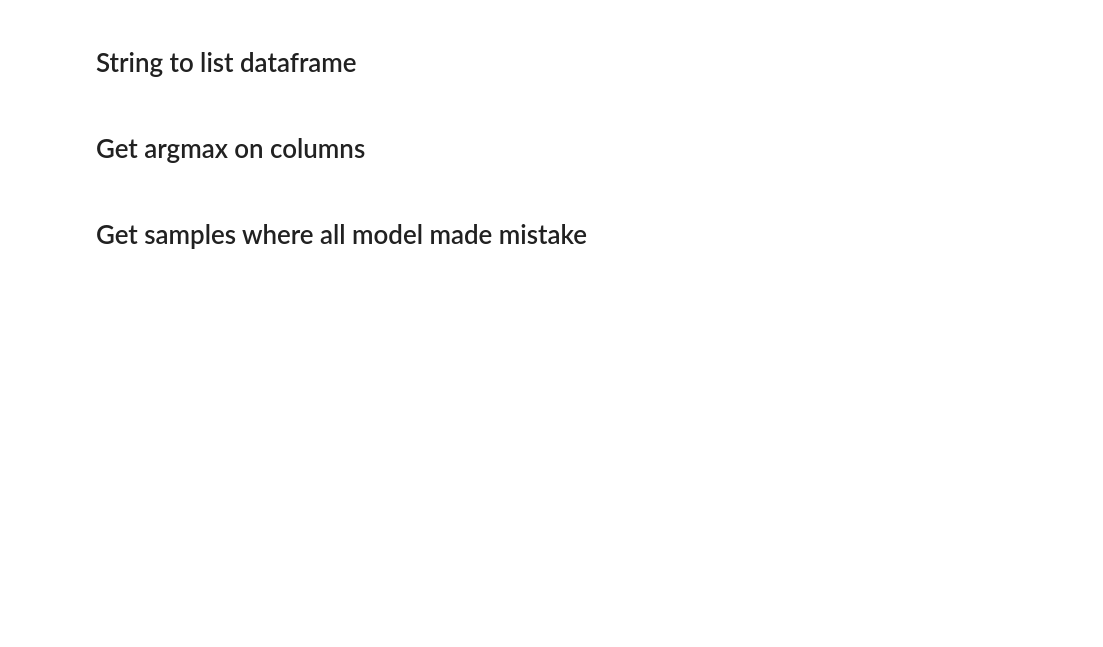
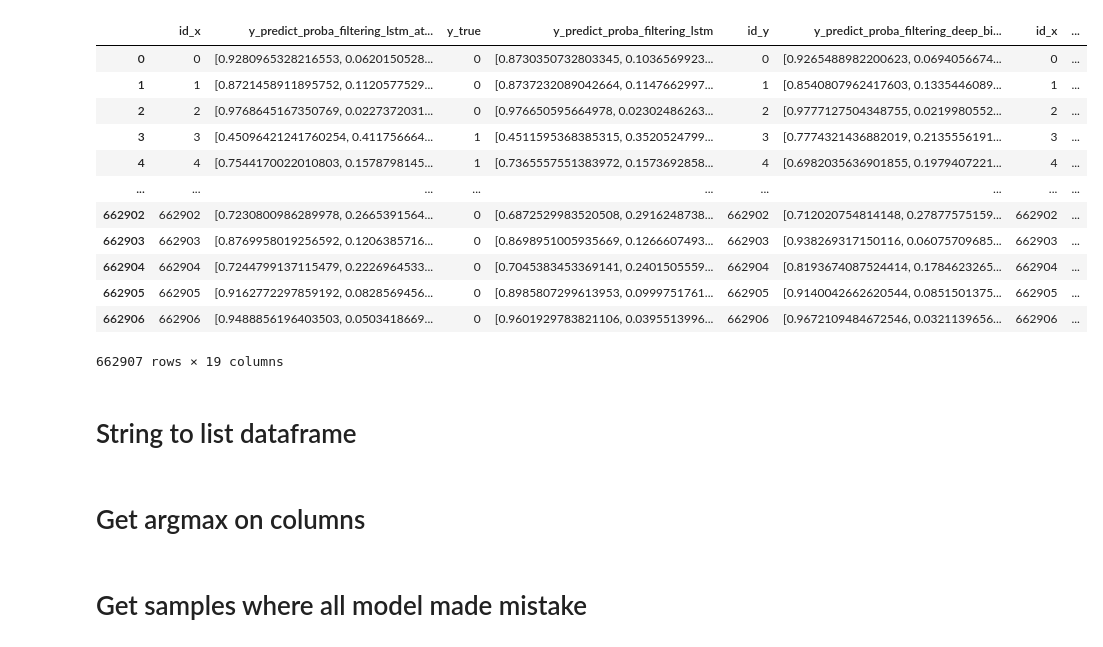
Before and after one commit to HikkaV/Ukrainian-Reviews-Estimation, a Jupyter notebook: notebooks/training/filtering_analysis.ipynb, the cells around one changed output. Saved outputs shown, nothing was run; the diff lists cells and outputs as text; code cells hidden in the pictures; blank space fills up the shorter version.

```diff
--- a/notebooks/training/filtering_analysis.ipynb
+++ b/notebooks/training/filtering_analysis.ipynb
@@ -15,6 +15,7 @@ for c,i in enumerate(files):
     if c!=0:
         tmp = tmp[[f'y_predict_proba_{name}', 'id']]
     tmp = tmp[tmp['id']!='id']
+    tmp = tmp.reset_index().drop(columns='index')
     df.append(tmp)
 
 del tmp
@@ -23,6 +24,22 @@ gc.collect();
 overall_df = df[0]
 for i in df[1:]:
     overall_df = overall_df.merge(i, left_index=True, right_index=True, how='inner')
+# %%
+overall_df
+# %% [output]
+|  | id_x | y_predict_proba_filtering_lstm_at... | y_true | y_predict_proba_filtering_lstm | id_y | y_predict_proba_filtering_deep_bi... | id_x | ... |
+| 0 | 0 | [0.9280965328216553, 0.0620150528... | 0 | [0.8730350732803345, 0.1036569923... | 0 | [0.9265488982200623, 0.0694056674... | 0 | ... |
+| 1 | 1 | [0.8721458911895752, 0.1120577529... | 0 | [0.8737232089042664, 0.1147662997... | 1 | [0.8540807962417603, 0.1335446089... | 1 | ... |
+| 2 | 2 | [0.9768645167350769, 0.0227372031... | 0 | [0.976650595664978, 0.02302486263... | 2 | [0.9777127504348755, 0.0219980552... | 2 | ... |
+| 3 | 3 | [0.45096421241760254, 0.411756664... | 1 | [0.4511595368385315, 0.3520524799... | 3 | [0.7774321436882019, 0.2135556191... | 3 | ... |
+| 4 | 4 | [0.7544170022010803, 0.1578798145... | 1 | [0.7365557551383972, 0.1573692858... | 4 | [0.6982035636901855, 0.1979407221... | 4 | ... |
+| ... | ... | ... | ... | ... | ... | ... | ... | ... |
+| 662902 | 662902 | [0.7230800986289978, 0.2665391564... | 0 | [0.6872529983520508, 0.2916248738... | 662902 | [0.712020754814148, 0.27877575159... | 662902 | ... |
+| 662903 | 662903 | [0.8769958019256592, 0.1206385716... | 0 | [0.8698951005935669, 0.1266607493... | 662903 | [0.938269317150116, 0.06075709685... | 662903 | ... |
+| 662904 | 662904 | [0.7244799137115479, 0.2226964533... | 0 | [0.7045383453369141, 0.2401505559... | 662904 | [0.8193674087524414, 0.1784623265... | 662904 | ... |
+| 662905 | 662905 | [0.9162772297859192, 0.0828569456... | 0 | [0.8985807299613953, 0.0999751761... | 662905 | [0.9140042662620544, 0.0851501375... | 662905 | ... |
+| 662906 | 662906 | [0.9488856196403503, 0.0503418669... | 0 | [0.9601929783821106, 0.0395513996... | 662906 | [0.9672109484672546, 0.0321139656... | 662906 | ... |
+662907 rows × 19 columns
 # %%
 overall_df['id'] = overall_df['id_x']
 overall_df.drop(columns=[i for i in overall_df.columns \
```
Also changed, not shown: parts of 24 cells of this notebook, 30 other files.
